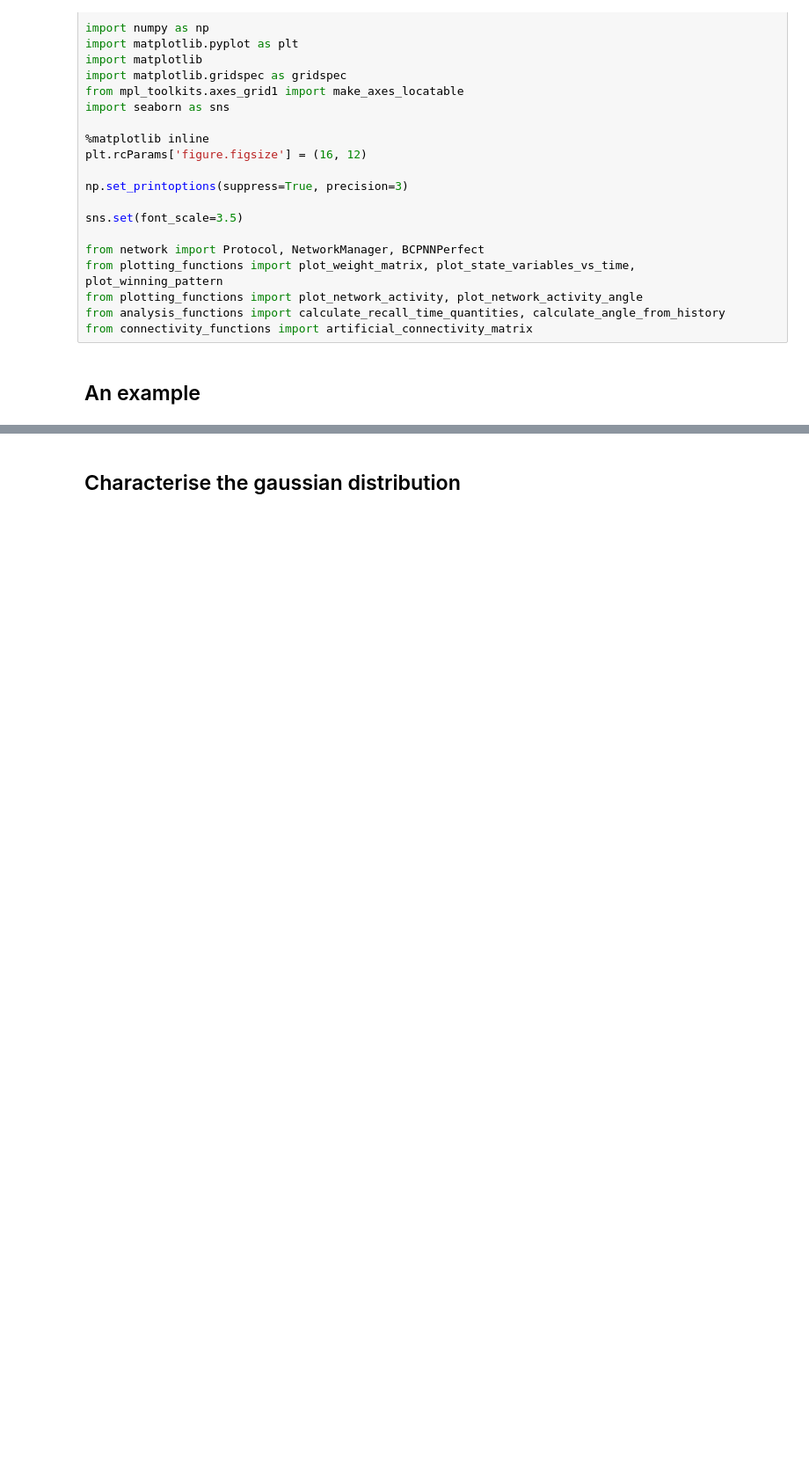
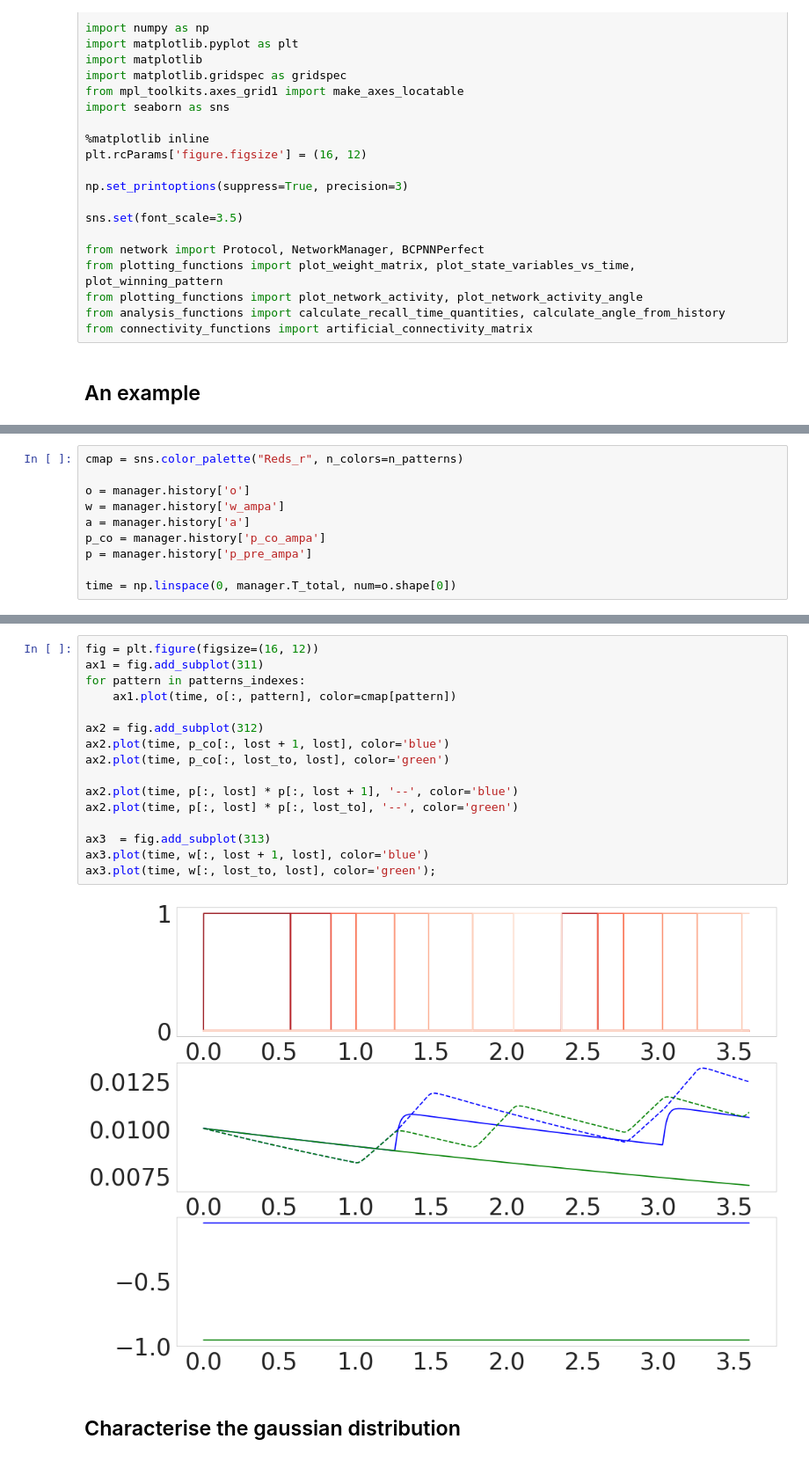
Before and after one commit to h-mayorquin/BCPNN_sequences, a Jupyter notebook: jupyter/2018-03-07(Different training times) .ipynb, the cells around one changed output, grey strips where cells are left out. Shown at 88% size. Drawn from its saved outputs; the diff is of its cells as text; blank space fills up the shorter version.

```diff
--- a/jupyter/2018-03-07(Different training times) .ipynb
+++ b/jupyter/2018-03-07(Different training times) .ipynb
@@ -149,2 +104,12 @@ ax2.plot(training_time, w[:, 3, 2])
+# %%
+cmap = sns.color_palette("Reds_r", n_colors=n_patterns)
+
+o = manager.history['o']
+w = manager.history['w_ampa']
+a = manager.history['a']
+p_co = manager.history['p_co_ampa']
+p = manager.history['p_pre_ampa']
+
+time = np.linspace(0, manager.T_total, num=o.shape[0])
 # %%
 nn.strict_maximum = True
@@ -164,3 +141,21 @@ success 0.0
+# %%
+fig = plt.figure(figsize=(16, 12))
+ax1 = fig.add_subplot(311)
+for pattern in patterns_indexes:
+    ax1.plot(time, o[:, pattern], color=cmap[pattern])
+
+ax2 = fig.add_subplot(312)
+ax2.plot(time, p_co[:, lost + 1, lost], color='blue')
+ax2.plot(time, p_co[:, lost_to, lost], color='green')
+
+ax2.plot(time, p[:, lost] * p[:, lost + 1], '--', color='blue')
+ax2.plot(time, p[:, lost] * p[:, lost_to], '--', color='green')
+
+ax3  = fig.add_subplot(313)
+ax3.plot(time, w[:, lost + 1, lost], color='blue')
+ax3.plot(time, w[:, lost_to, lost], color='green');
+# %% [output]
+[figure, added]
 # %% [markdown]
 ## Characterise the gaussian distribution
 # %%
```
Also changed, not shown: parts of 17 cells of this notebook, 19 other files.
